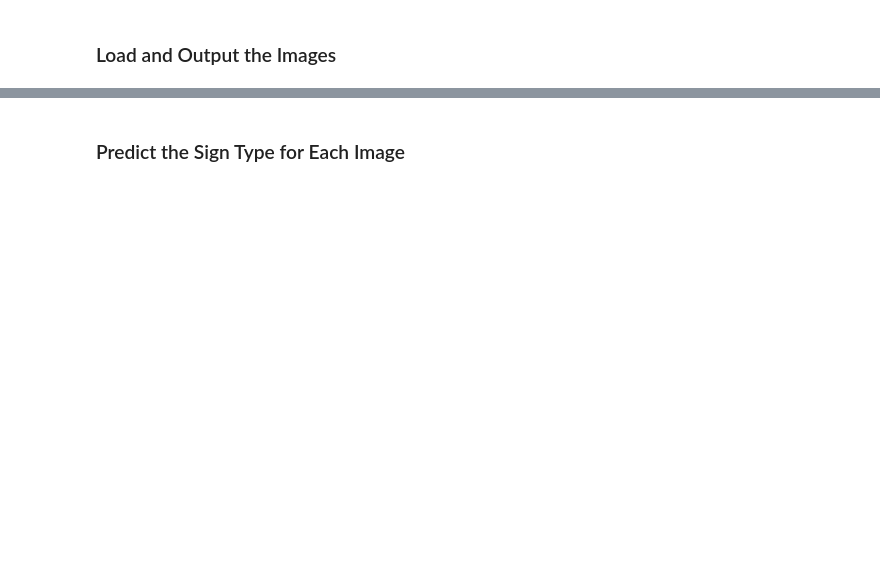
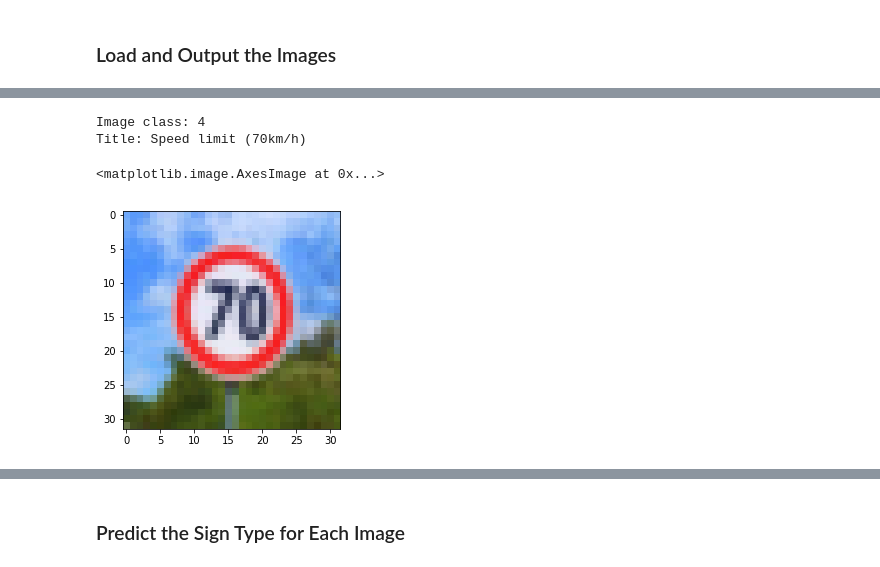
Before and after one commit to mikebarile/Traffic-Signs, a Jupyter notebook: Traffic_Sign_Classifier.ipynb, the cells around one changed output, grey strips where cells are left out. Drawn from its saved outputs; the diff is of its cells as text; code cells hidden in the pictures; blank space fills up the shorter version.

```diff
--- a/Traffic_Sign_Classifier.ipynb
+++ b/Traffic_Sign_Classifier.ipynb
@@ -138,0 +285,9 @@ You may find `signnames.csv` useful as it contains mappings from the class id (i
+# %%
+print("Image class: 4")
+print("Title: Speed limit (70km/h)")
+plt.imshow(images[1])
+# %% [output]
+Image class: 4
+Title: Speed limit (70km/h)
+<matplotlib.image.AxesImage at 0x...>
+[figure, added]
```
Also changed, not shown: parts of 40 cells of this notebook, 15 other files.
